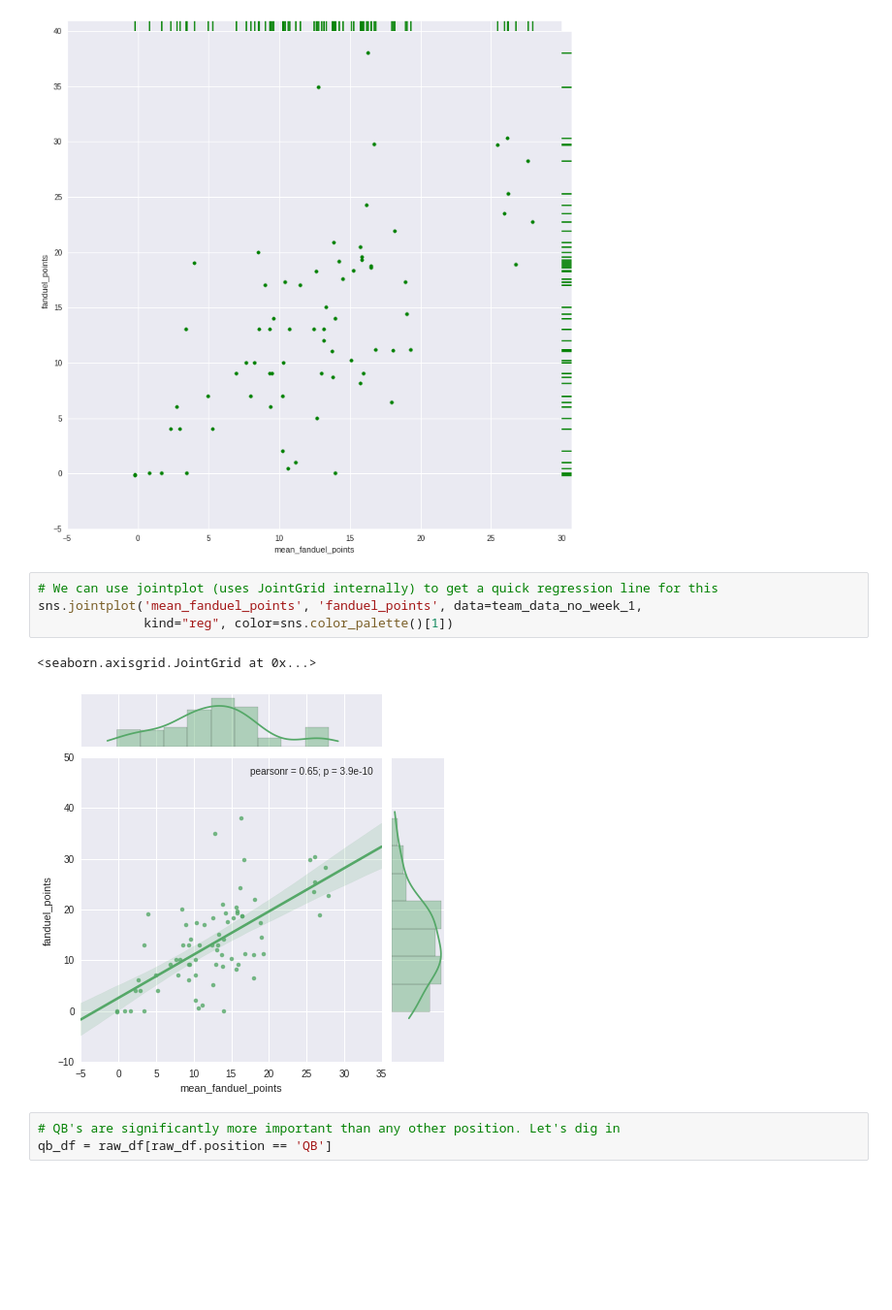
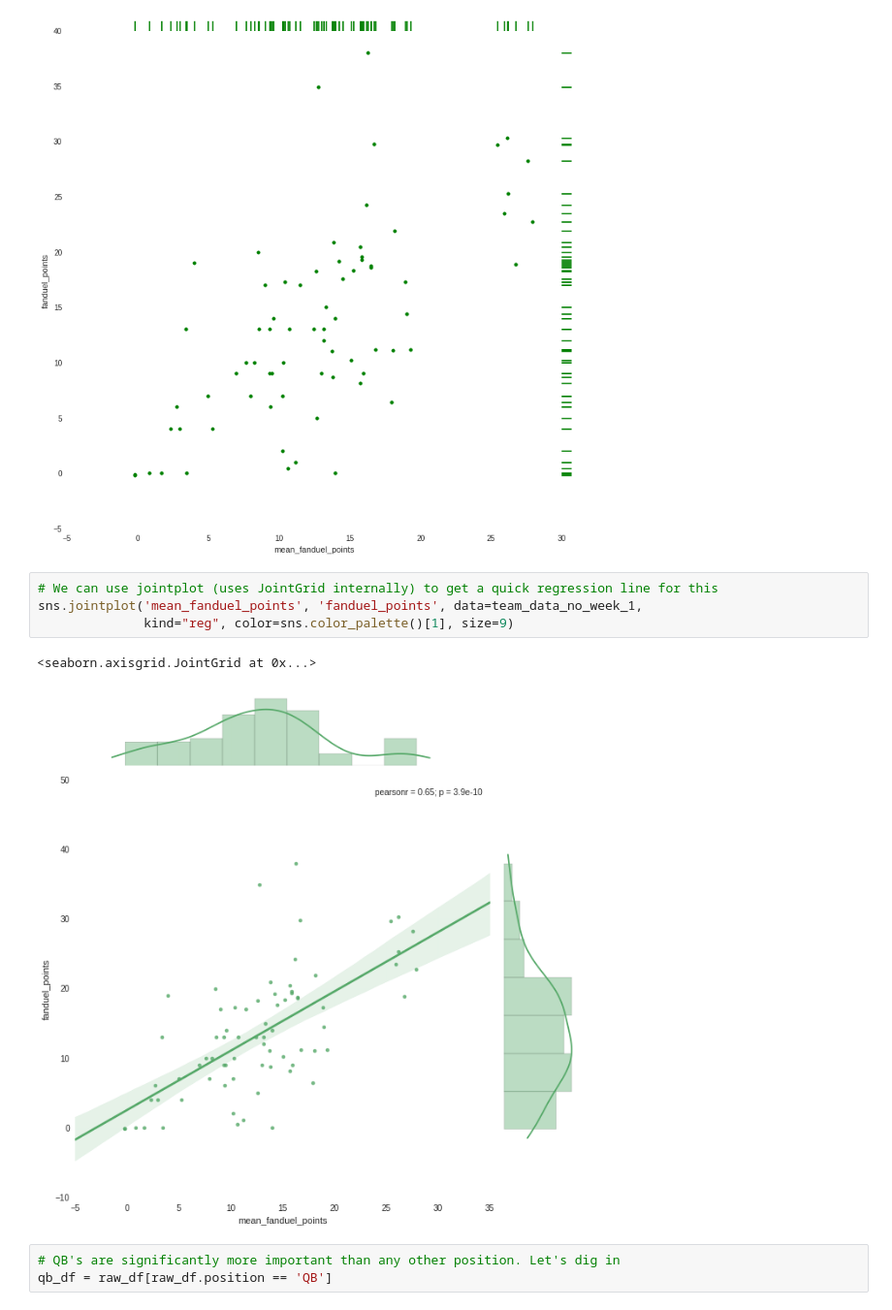
Before and after one commit to brianbelljr/fantasy_football, a Jupyter notebook: football.ipynb, the cells around one changed output. Shown: that part at 97% size. Drawn from its saved outputs; the diff is of its cells as text; blank space fills up the shorter version.

```diff
--- a/football.ipynb
+++ b/football.ipynb
@@ -149,10 +259,10 @@ grid.plot_marginals(sns.rugplot, height=1, color="g")
 # %%
 # We can use jointplot (uses JointGrid internally) to get a quick regression line for this
 sns.jointplot('mean_fanduel_points', 'fanduel_points', data=team_data_no_week_1,
-              kind="reg", color=sns.color_palette()[1])
+              kind="reg", color=sns.color_palette()[1], size=9)
 # %% [output]
 <seaborn.axisgrid.JointGrid at 0x...>
-[figure, old version]
+[figure, new version]
 # %%
 # QB's are significantly more important than any other position. Let's dig in
 qb_df = raw_df[raw_df.position == 'QB']
```
Also changed, not shown: parts of 37 cells of this notebook.
